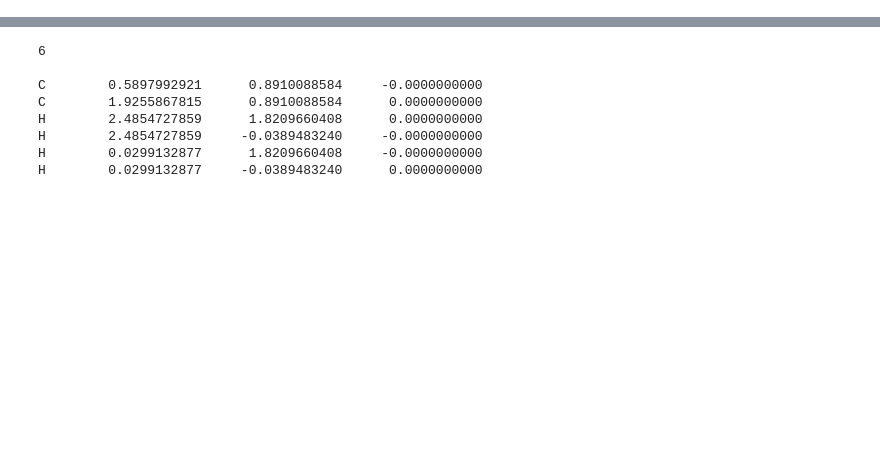
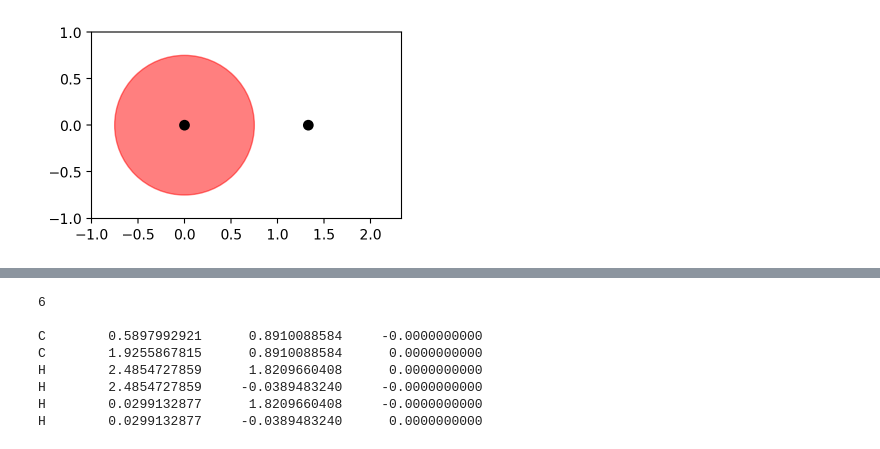
Before and after one commit to fevangelista/Quantum-Chemistry-Foundations, a Jupyter notebook: 02-Hückel Theory/02-Hückel Theory.ipynb, the cells around one changed output, grey strips where cells are left out. Cells and saved outputs as stored; diff of their text form; code cells hidden in the pictures; blank space fills up the shorter version.

```diff
--- a/02-Hückel Theory/02-Hückel Theory.ipynb
+++ b/02-Hückel Theory/02-Hückel Theory.ipynb
@@ -34,0 +50,22 @@ In the case of Hückel theory, we express a molecular orbital ($\psi$) as a sum
+# %%
+import numpy as np
+import matplotlib.pyplot as plt
+
+def plot_molecular_orbitals(coordinates, coefficients):
+    """A function to plot molecular orbitals with given coordinates and coefficients.
+       The probability of finding an electron is proportional to the area of the circles."""
+    fig, ax = plt.subplots(figsize=(4, 4)) # Create a new figure with a specific size
+    ax.set_aspect('equal', 'box') # Set equal aspect ratio
+    # Set plot limits with some padding based on the maximum and minimum of the x and y values
+    x_vals, y_vals = zip(*coordinates) # Unzip the coordinates into x and y values
+    ax.set_xlim(min(x_vals) - 1, max(x_vals) + 1)
+    ax.set_ylim(min(y_vals) - 1, max(y_vals) + 1)
+    for (x, y), c in zip(coordinates, coefficients): # Loop over the coordinates and coefficients
+        radius = np.abs(c) * 0.75 # Adjust scale factor for nicer visualization
+        color = 'red' if c > 0 else 'blue' # Set color based on the sign of the coefficient
+        # plot the molecular orbitals and atoms
+        mo = plt.Circle((x, y), radius, color=color, alpha=0.5) # Create a circle with the given radius and color
+        ax.add_patch(mo) # Add the circle to the plot
+        atom = plt.Circle((x, y), 0.05, color='black') # Create a circle for the atom
+        ax.add_patch(atom) # Add the atom to the plot
+    plt.show()
@@ -34,0 +76,7 @@ In the case of Hückel theory, we express a molecular orbital ($\psi$) as a sum
+# %%
+# define atom (x,y) coordinates
+coordinates = [(0,0),(1.33,0)]
+coefficients = [1.0,0.0]
+plot_molecular_orbitals(coordinates, coefficients)
+# %% [output]
+[figure, added]
```
Also changed, not shown: parts of 67 cells of this notebook, 11 other files.
